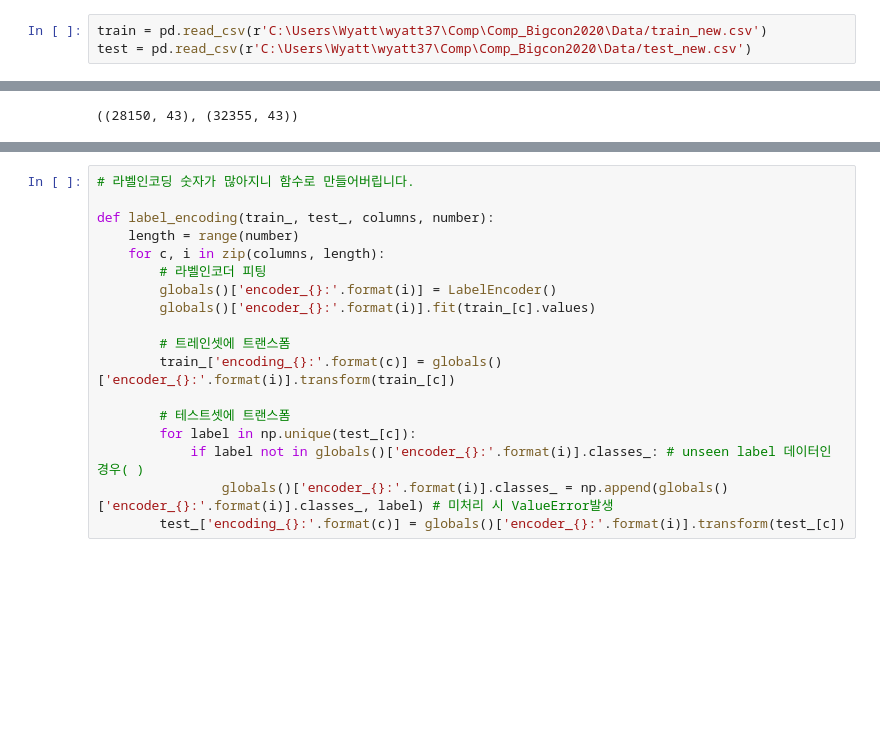
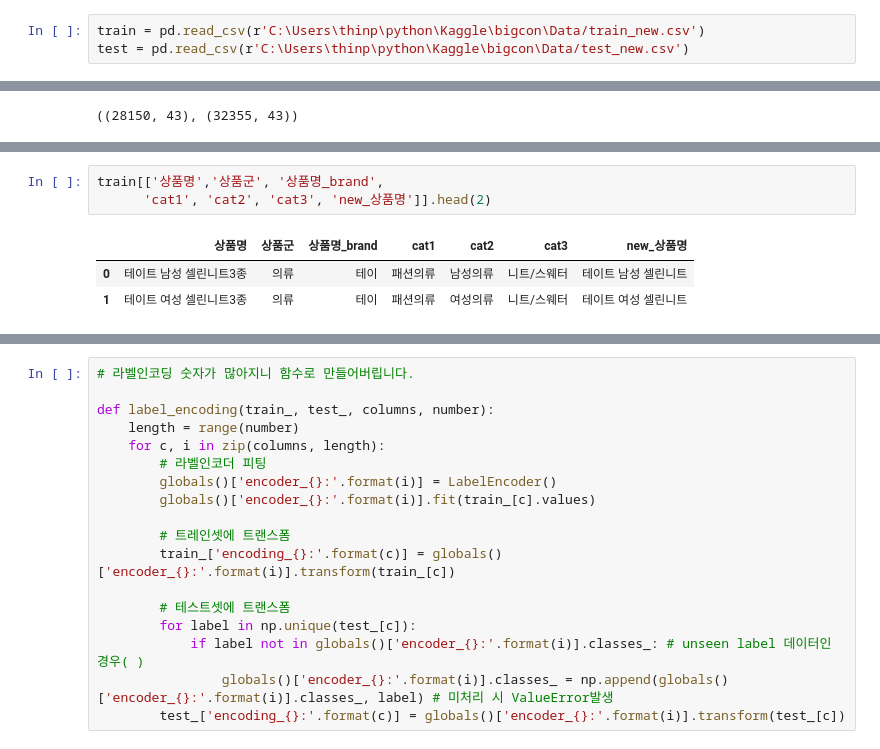
Before and after one commit to thinpig99/bigcon-NSHomeshopping, a Jupyter notebook: Individual-Code/WS/bc_ns_code_visualization_0922.ipynb, the cells around one changed output, grey strips where cells are left out. Drawn from its saved outputs; the diff is of its cells as text; blank space fills up the shorter version.

```diff
--- a/Individual-Code/WS/bc_ns_code_visualization_0922.ipynb
+++ b/Individual-Code/WS/bc_ns_code_visualization_0922.ipynb
@@ -111,6 +120,6 @@ FileNotFoundError: [Errno 2] No such file or directory: 'C:\\Users\\thinp\\fonts
 # %%
-train = pd.read_csv(r'C:\Users\Wyatt\wyatt37\Comp\Comp_Bigcon2020\Data/train_new.csv')
-test = pd.read_csv(r'C:\Users\Wyatt\wyatt37\Comp\Comp_Bigcon2020\Data/test_new.csv')
+train = pd.read_csv(r'C:\Users\thinp\python\Kaggle\bigcon\Data/train_new.csv')
+test = pd.read_csv(r'C:\Users\thinp\python\Kaggle\bigcon\Data/test_new.csv')
 # %%
 train.shape, test.shape
 # %% [output]
@@ -997,0 +966,7 @@ train_
+# %%
+train[['상품명','상품군', '상품명_brand',
+      'cat1', 'cat2', 'cat3', 'new_상품명']].head(2)
+# %% [output]
+|  | 상품명 | 상품군 | 상품명_brand | cat1 | cat2 | cat3 | new_상품명 |
+| 0 | 테이트 남성 셀린니트3종 | 의류 | 테이 | 패션의류 | 남성의류 | 니트/스웨터 | 테이트 남성 셀린니트 |
+| 1 | 테이트 여성 셀린니트3종 | 의류 | 테이 | 패션의류 | 여성의류 | 니트/스웨터 | 테이트 여성 셀린니트 |
```
Also changed, not shown: parts of 11 cells of this notebook, 5 other files.
